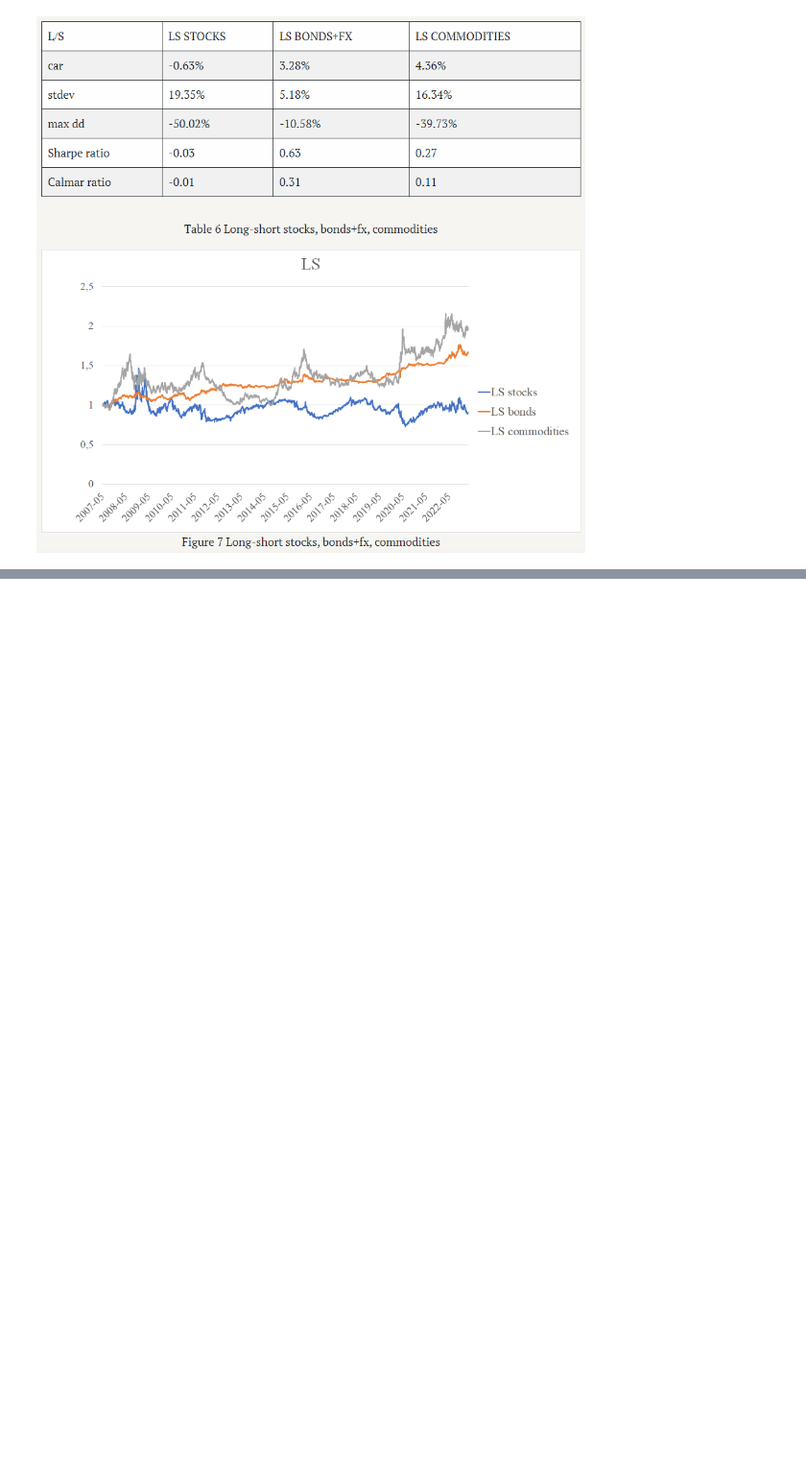
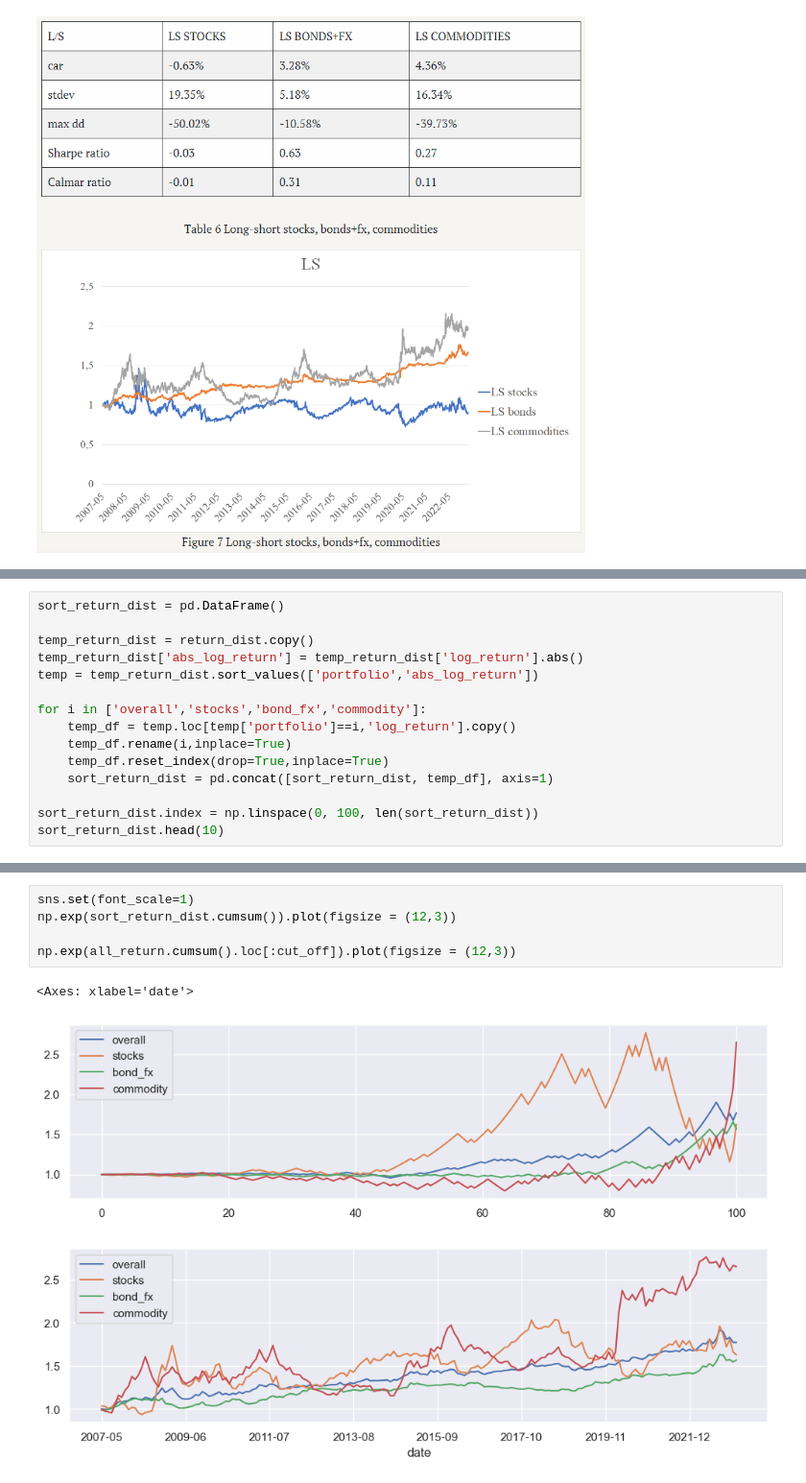
Before and after one commit to shaoyuliu98/Quantitative-Research, a Jupyter notebook: strategy_replication/CTA Momentum using ETF.ipynb, the cells around one changed output, grey strips where cells are left out. Shown: that part at 96% size. Cells and saved outputs as stored; diff of their text form; blank space fills up the shorter version.

```diff
--- a/strategy_replication/CTA Momentum using ETF.ipynb
+++ b/strategy_replication/CTA Momentum using ETF.ipynb
@@ -160,0 +170,15 @@ sns.displot(data=return_dist, col='portfolio', x='log_return', hue='portfolio',
+# %%
+sort_return_dist = pd.DataFrame()
+
+temp_return_dist = return_dist.copy()
+temp_return_dist['abs_log_return'] = temp_return_dist['log_return'].abs()
+temp = temp_return_dist.sort_values(['portfolio','abs_log_return'])
+
+for i in ['overall','stocks','bond_fx','commodity']:
+    temp_df = temp.loc[temp['portfolio']==i,'log_return'].copy()
+    temp_df.rename(i,inplace=True)
+    temp_df.reset_index(drop=True,inplace=True)
+    sort_return_dist = pd.concat([sort_return_dist, temp_df], axis=1)
+
+sort_return_dist.index = np.linspace(0, 100, len(sort_return_dist))
+sort_return_dist.head(10)
@@ -160,0 +197,9 @@ sns.displot(data=return_dist, col='portfolio', x='log_return', hue='portfolio',
+# %%
+sns.set(font_scale=1)
+np.exp(sort_return_dist.cumsum()).plot(figsize = (12,3))
+
+np.exp(all_return.cumsum().loc[:cut_off]).plot(figsize = (12,3))
+# %% [output]
+<Axes: xlabel='date'>
+[figure, added]
+[figure, added]
```
Also changed, not shown: parts of 7 cells of this notebook.
